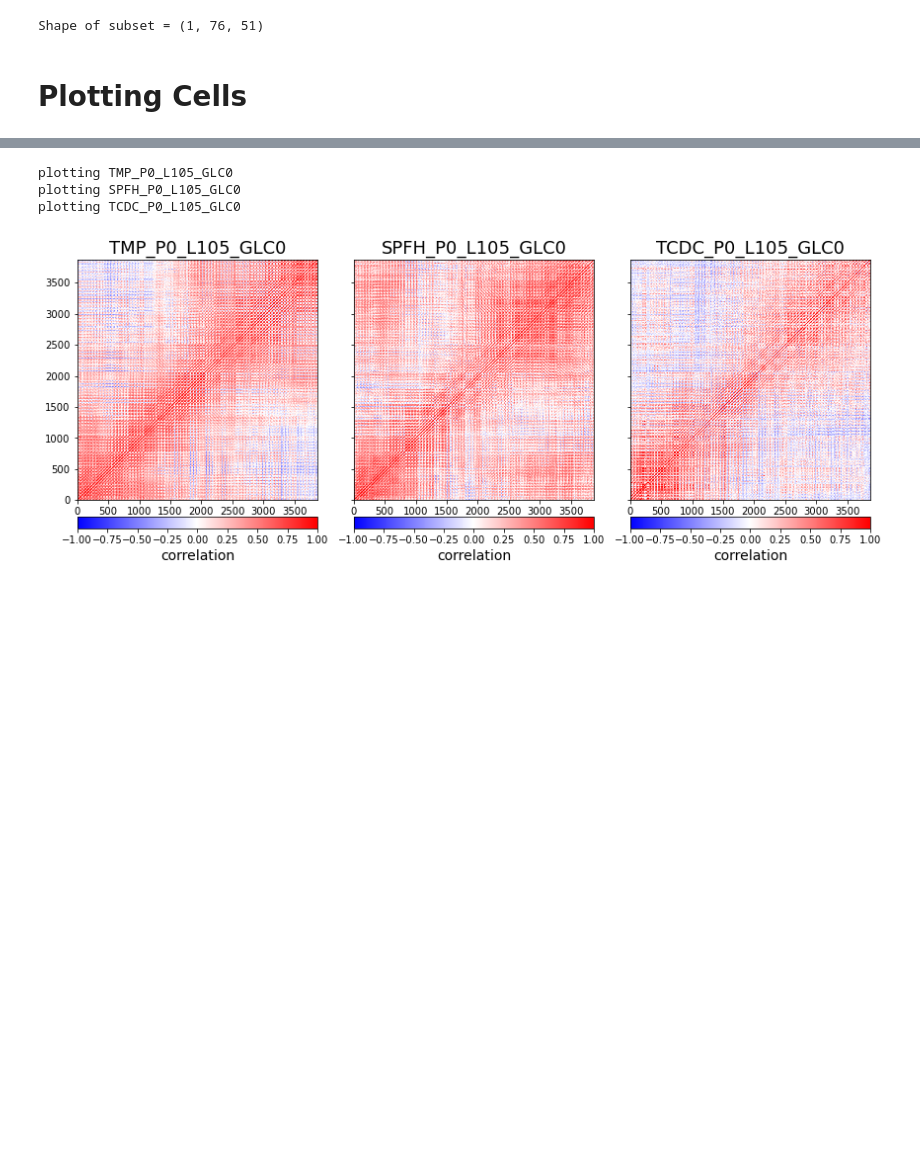
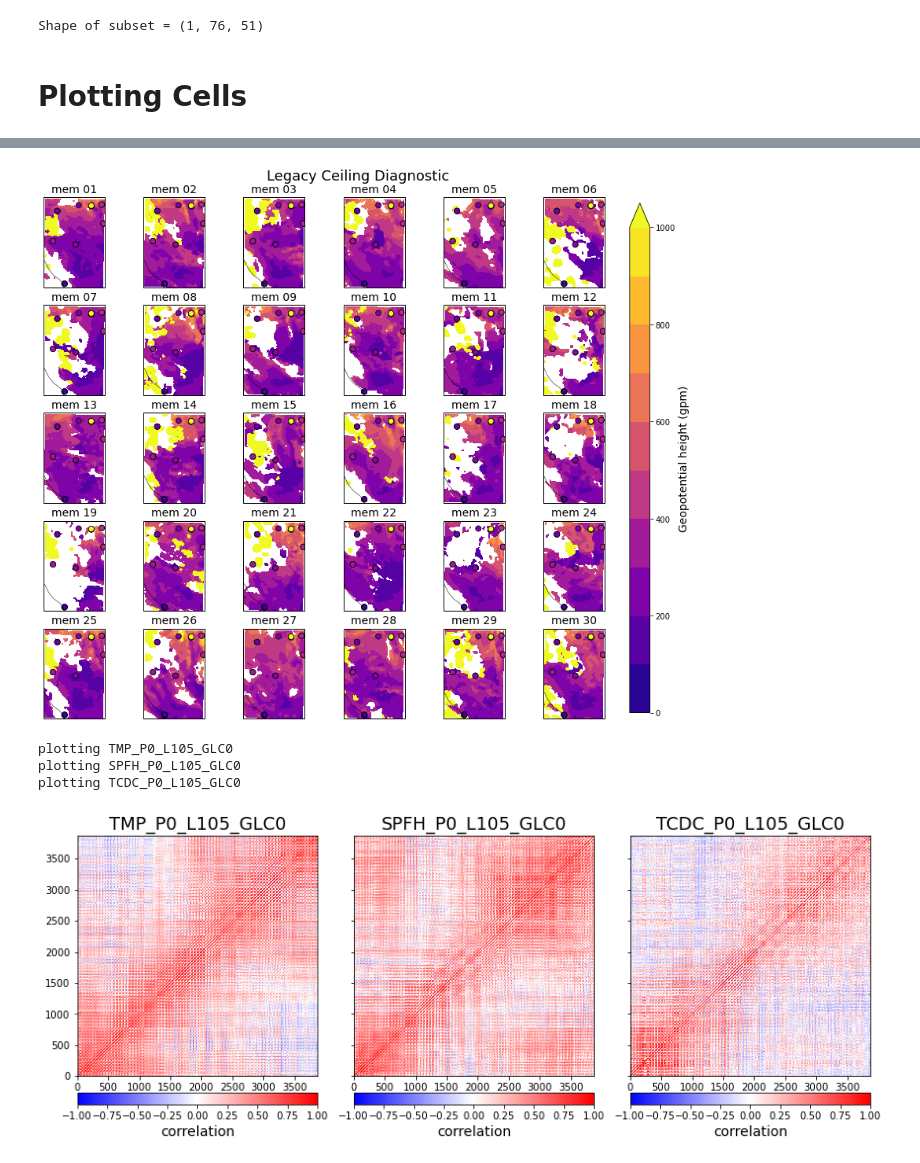
Before and after one commit to ShawnMurdzek-NOAA/py_scripts, a Jupyter notebook: cloud_da/probing_rrfs_ensemble.ipynb, the cells around one changed output, grey strips where cells are left out. Saved outputs shown, nothing was run; the diff lists cells and outputs as text; code cells hidden in the pictures; blank space fills up the shorter version.

Commit message:
CloudDA: Compare IODA and prepbufr_decoder output

```diff
--- a/cloud_da/probing_rrfs_ensemble.ipynb
+++ b/cloud_da/probing_rrfs_ensemble.ipynb
@@ -77,6 +96,6 @@ reading mem0030
 # %%
 """
-Subset ensemble output for the desired region
+Subset ensemble output and BUFR obs for the desired region
 """
 
 # Domain
@@ -125,6 +144,15 @@ for ds in ens_output:
                                     lv_HYBL2=z_ind))
 
 print('Shape of subset =', ens_subset_output[0]['TMP_P0_L105_GLC0'].shape)
+
+# Subset BUFR obs
+
+decoder_idx = np.where((intermediate_csv['YOB'] >= min_lat) &
+                       (intermediate_csv['YOB'] <= max_lat) &
+                       (intermediate_csv['XOB'] >= (360 + min_lon)) &
+                       (intermediate_csv['XOB'] <= (360 + max_lon)))[0]
+
+decoder_csv = intermediate_csv.iloc[decoder_idx, :].copy()
 # %% [output]
 Shape of subset = (1, 76, 51)
 # %%
@@ -234 +254,63 @@ elapsed time = 0.57 min
 [figure]
+# %%
+"""
+Make horizontal cross section postage stamp plots: Ceilings (with BUFR obs)
+"""
+
+# Field name and colorbar limits/colormap. Set klvl to NaN if 2D field
+upp_field = 'HGT_P0_L215_GLC0'
+save_fname = 'postage_stamp_ceil_TX.png'
+title = 'Legacy Ceiling Diagnostic'
+klvl = np.nan
+cmap = 'plasma'
+clevels = np.arange(0, 1000.1, 100)
+extend = 'max'
+
+# Option to add BUFR obs
+use_bufr = True
+bufr_field = 'CEILING'
+bufr_nonan = 'TOB'     # Only use a row if this obs is not NaN
+
+###
+
+# Make plot
+start = dt.datetime.now()
+fig = plt.figure(figsize=(12, 10))
+nrows = 5
+ncols = 6
+if 'ens_subset_output' in locals().keys():
+    loop_list = ens_subset_output
+else:
+    loop_list = ens_output
+ax_list = []
+for i, mem_output in enumerate(loop_list):
+    stime = dt.datetime.now()
+    print('plotting mem %d (time = %s)' % ((i+1), stime.strftime('%Y%m%d %H:%M:%S')))
+    plot_obj = pmd.PlotOutput([mem_output], 'upp', fig, nrows, ncols, i+1)
+    plot_obj.contourf(upp_field, cbar=False, ingest_kw={'zind':[klvl]},
+                      cntf_kw={'cmap':cmap, 'levels':clevels, 'extend':extend})
+    plot_obj.config_ax(grid=False)
+    plot_obj.set_lim(min_lat, max_lat, min_lon, max_lon)
+    plot_obj.ax.set_title('mem %02d' % (i+1), size=14)
+    ax_list.append(plot_obj.ax)
+
+cb_ax = fig.add_axes([0.9, 0.02, 0.03, 0.9])
+cbar = plt.colorbar(plot_obj.cax, cax=cb_ax, orientation='vertical', aspect=35)
+cbar.set_label('%s%s (%s)' % (plot_obj.metadata['contourf0']['interp'],
+                              plot_obj.metadata['contourf0']['name'],
+                              plot_obj.metadata['contourf0']['units']), size=14)
+plt.subplots_adjust(left=0.01, bottom=0.01, right=0.89, top=0.93, hspace=0.2, wspace=0.02)
+plt.suptitle(title, size=18)
+
+# Add BUFR obs
+if use_bufr:
+    plot_csv = decoder_csv.loc[~np.isnan(decoder_csv[bufr_nonan]), ['XOB', 'YOB', bufr_field]].copy()
+    for ax in ax_list:
+        ax.scatter(plot_csv['XOB'], plot_csv['YOB'], c=plot_csv[bufr_field],
+                   cmap=cmap, vmin=clevels[0], vmax=clevels[-1], transform=ccrs.PlateCarree(),
+                   edgecolors='k', linewidths=0.75, s=50)
+
+plt.savefig(save_fname)
+
+print('elapsed time = %.2f min' % ((dt.datetime.now() - start).total_seconds() / 60.))
+# %% [output]
@@ -235,3 +334,4 @@ elapsed time = 0.57 min
+[figure, added]
 # %%
 """
 Plot BEC Matrices for Each Variable
```
Also changed, not shown: parts of 4 cells of this notebook, 1 other file.
